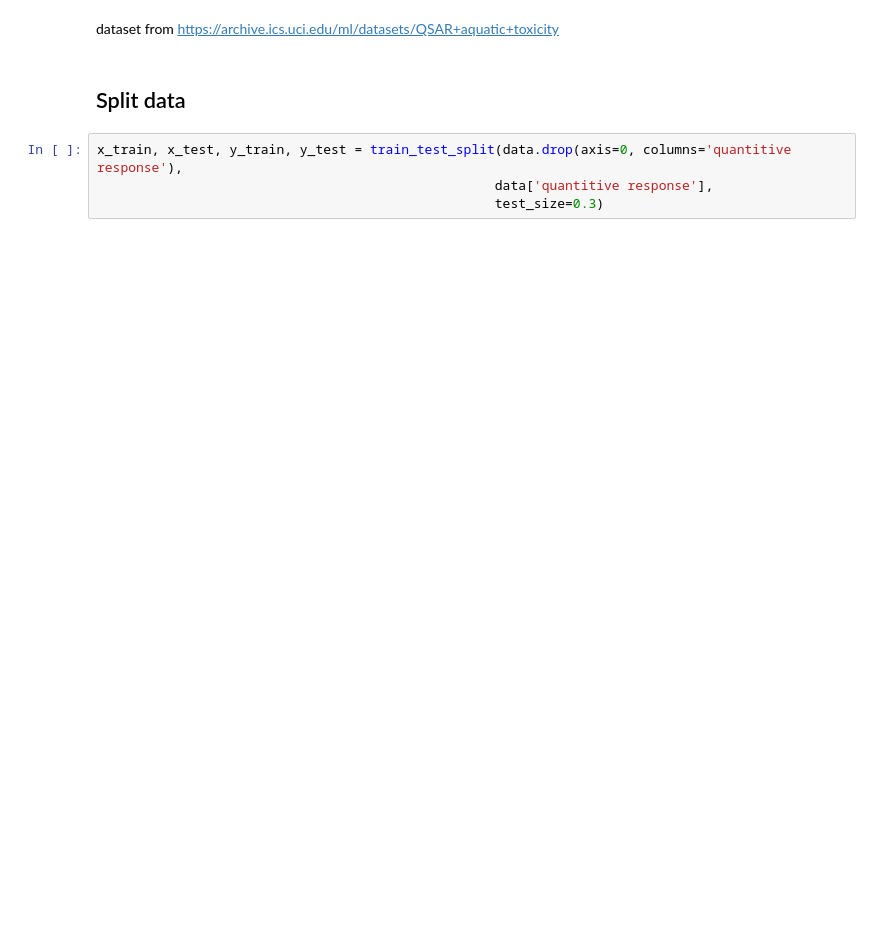
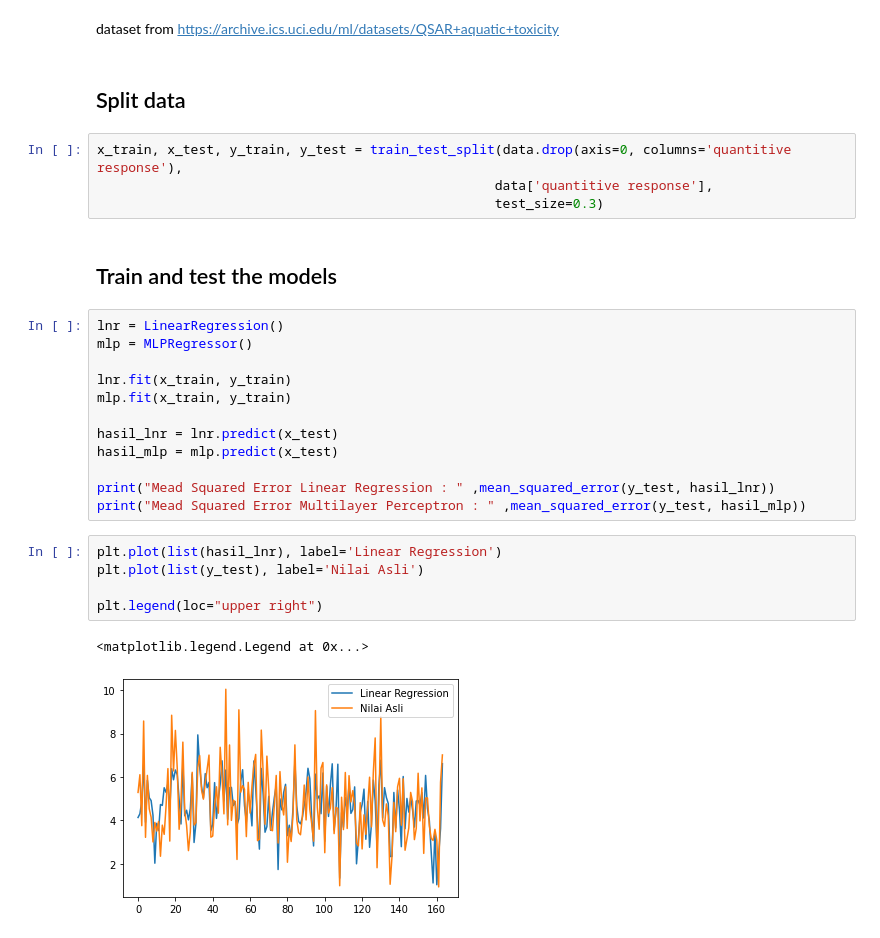
Before and after one commit to chilaact/predict_aquatic_toxity, a Jupyter notebook: predict_aquatic_toxity.ipynb, the cells around one changed output. Saved outputs shown, nothing was run; the diff lists cells and outputs as text; blank space fills up the shorter version.

Commit message:
train_and_test_model

```diff
--- a/predict_aquatic_toxity.ipynb
+++ b/predict_aquatic_toxity.ipynb
@@ -52,3 +34,25 @@ dataset from https://archive.ics.uci.edu/ml/datasets/QSAR+aquatic+toxicity
 x_train, x_test, y_train, y_test = train_test_split(data.drop(axis=0, columns='quantitive response'),
                                                    data['quantitive response'],
                                                    test_size=0.3)
+# %% [markdown]
+## Train and test the models
+# %%
+lnr = LinearRegression()
+mlp = MLPRegressor()
+
+lnr.fit(x_train, y_train)
+mlp.fit(x_train, y_train)
+
+hasil_lnr = lnr.predict(x_test)
+hasil_mlp = mlp.predict(x_test)
+
+print("Mead Squared Error Linear Regression : " ,mean_squared_error(y_test, hasil_lnr))
+print("Mead Squared Error Multilayer Perceptron : " ,mean_squared_error(y_test, hasil_mlp))
+# %%
+plt.plot(list(hasil_lnr), label='Linear Regression')
+plt.plot(list(y_test), label='Nilai Asli')
+
+plt.legend(loc="upper right")
+# %% [output]
+<matplotlib.legend.Legend at 0x...>
+[figure, added]
```
Also changed, not shown: parts of 3 cells of this notebook.
